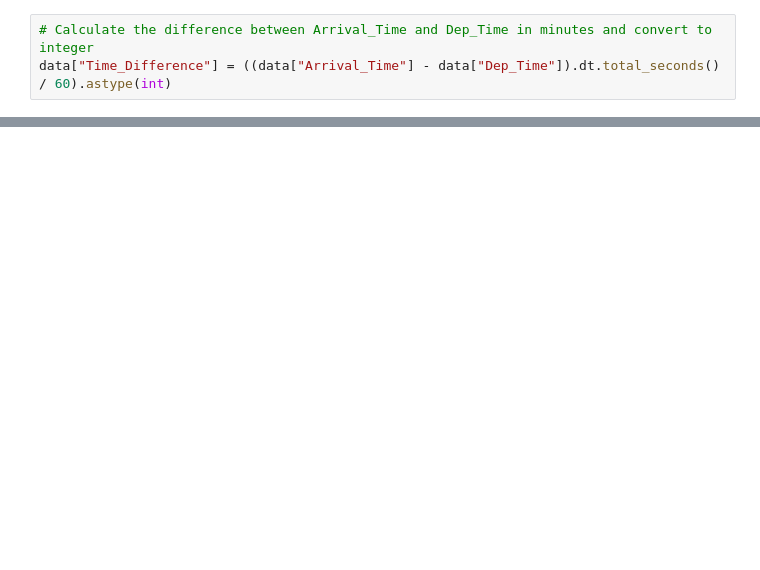
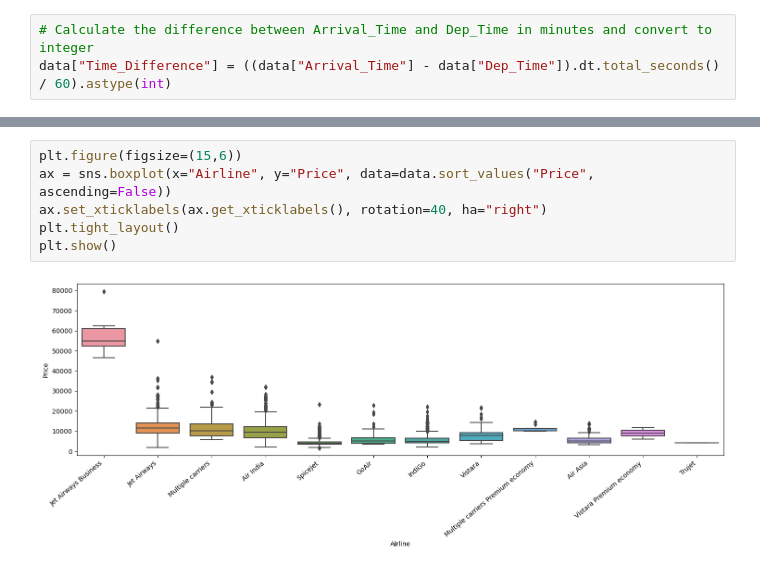
Before and after one commit to mehmetakifkoz/Flight-Ticket-Price-Predictor, a Jupyter notebook: FTTP.ipynb, the cells around one changed output, grey strips where cells are left out. Saved outputs shown, nothing was run; the diff lists cells and outputs as text; blank space fills up the shorter version.

```diff
--- a/FTTP.ipynb
+++ b/FTTP.ipynb
@@ -426,0 +453,8 @@ for i in ["Airline", "Source", "Destination", "Total_Stops"]:
+# %%
+plt.figure(figsize=(15,6))
+ax = sns.boxplot(x="Airline", y="Price", data=data.sort_values("Price", ascending=False))
+ax.set_xticklabels(ax.get_xticklabels(), rotation=40, ha="right")
+plt.tight_layout()
+plt.show()
+# %% [output]
+[figure, added]
```
Also changed, not shown: parts of 54 cells of this notebook.
